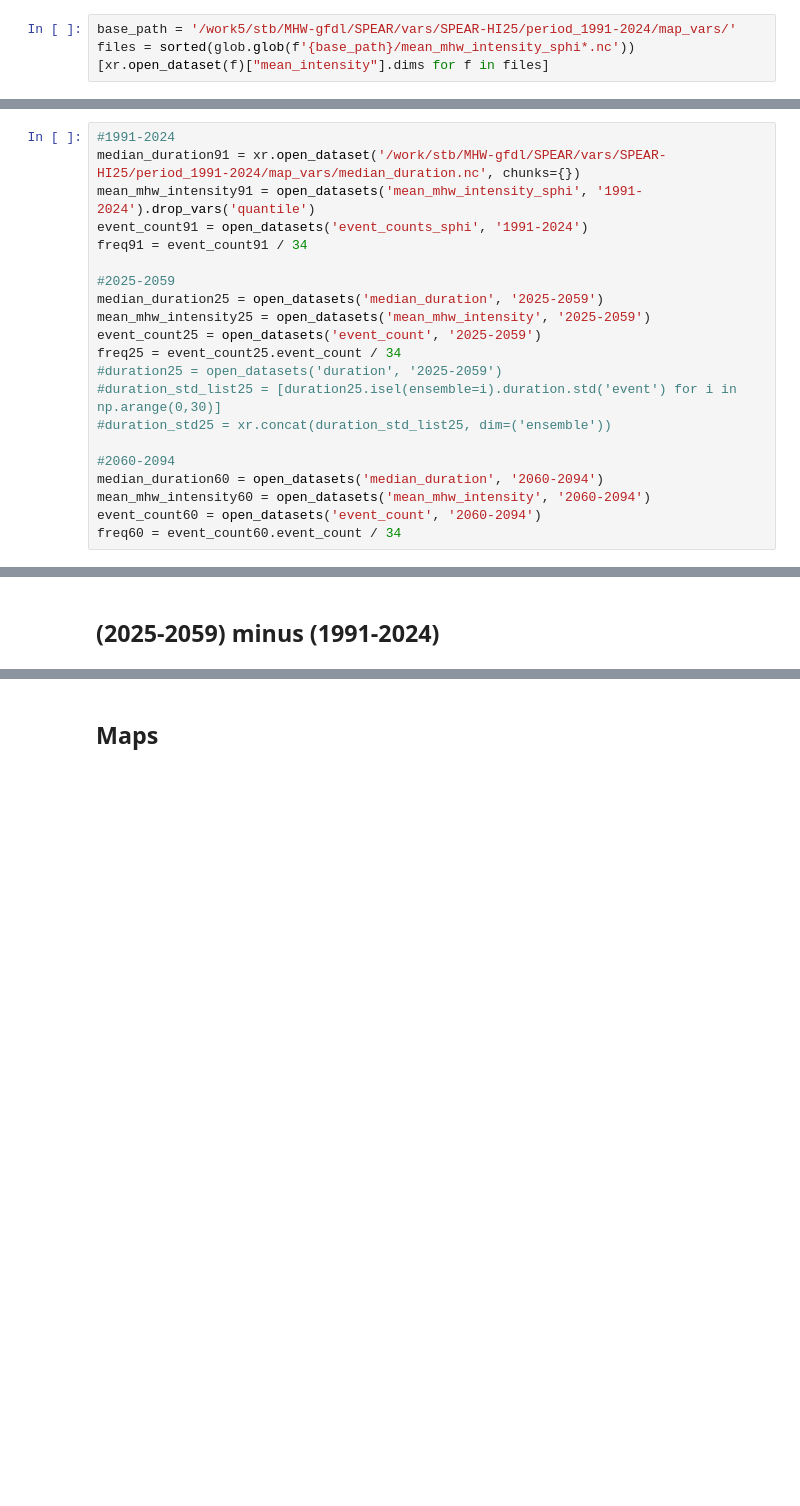
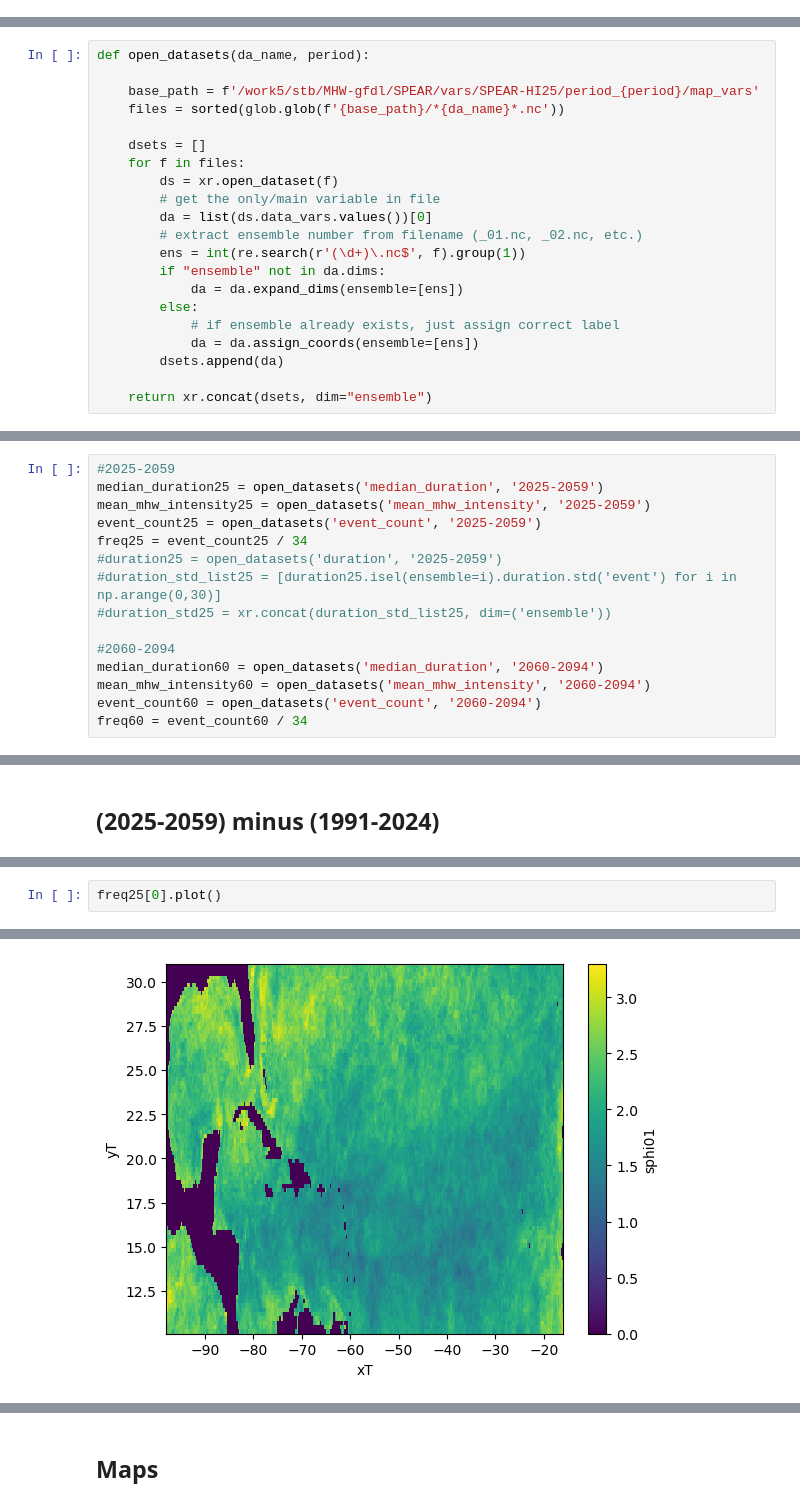
Before and after one commit to shanicetbailey/MHW-gfdl, a Jupyter notebook: 1c0_define-MHW-SPEAR-hi25.ipynb.ipynb, the cells around one changed output, grey strips where cells are left out. Saved outputs shown, nothing was run; the diff lists cells and outputs as text; blank space fills up the shorter version.

```diff
--- a/1c0_define-MHW-SPEAR-hi25.ipynb.ipynb
+++ b/1c0_define-MHW-SPEAR-hi25.ipynb.ipynb
@@ -35,7 +35,3 @@ import ast #for parsing through events_by_cell.json file
 import re
 # %% [markdown]
 ## Open all ensemble members for `Freq`, `Dur` and `Int` in the 3 epochs
-# %%
-base_path = '/work5/stb/MHW-gfdl/SPEAR/vars/SPEAR-HI25/period_1991-2024/map_vars/'
-files = sorted(glob.glob(f'{base_path}/mean_mhw_intensity_sphi*.nc'))
-[xr.open_dataset(f)["mean_intensity"].dims for f in files]
@@ -139,0 +119,21 @@ def open_datasets(da_name, period):
+# %%
+def open_datasets(da_name, period):
+
+    base_path = f'/work5/stb/MHW-gfdl/SPEAR/vars/SPEAR-HI25/period_{period}/map_vars'
+    files = sorted(glob.glob(f'{base_path}/*{da_name}*.nc'))
+
+    dsets = []
+    for f in files:
+        ds = xr.open_dataset(f)
+        # get the only/main variable in file
+        da = list(ds.data_vars.values())[0]
+        # extract ensemble number from filename (_01.nc, _02.nc, etc.)
+        ens = int(re.search(r'(\d+)\.nc$', f).group(1))
+        if "ensemble" not in da.dims:
+            da = da.expand_dims(ensemble=[ens])
+        else:
+            # if ensemble already exists, just assign correct label
+            da = da.assign_coords(ensemble=[ens])
+        dsets.append(da)
+
+    return xr.concat(dsets, dim="ensemble")
@@ -140,15 +196,9 @@ def open_datasets(da_name, period):
 # %%
-#1991-2024
-median_duration91 = xr.open_dataset('/work/stb/MHW-gfdl/SPEAR/vars/SPEAR-HI25/period_1991-2024/map_vars/median_duration.nc', chunks={})
-mean_mhw_intensity91 = open_datasets('mean_mhw_intensity_sphi', '1991-2024').drop_vars('quantile')
-event_count91 = open_datasets('event_counts_sphi', '1991-2024')
-freq91 = event_count91 / 34
-
 #2025-2059
 median_duration25 = open_datasets('median_duration', '2025-2059')
 mean_mhw_intensity25 = open_datasets('mean_mhw_intensity', '2025-2059')
 event_count25 = open_datasets('event_count', '2025-2059')
-freq25 = event_count25.event_count / 34
+freq25 = event_count25 / 34
 #duration25 = open_datasets('duration', '2025-2059')
 #duration_std_list25 = [duration25.isel(ensemble=i).duration.std('event') for i in np.arange(0,30)]
 #duration_std25 = xr.concat(duration_std_list25, dim=('ensemble'))
@@ -157,4 +207,4 @@ freq25 = event_count25.event_count / 34
 median_duration60 = open_datasets('median_duration', '2060-2094')
 mean_mhw_intensity60 = open_datasets('mean_mhw_intensity', '2060-2094')
 event_count60 = open_datasets('event_count', '2060-2094')
-freq60 = event_count60.event_count / 34
+freq60 = event_count60 / 34
@@ -389,0 +394,3 @@ int_diff_2591 = mean_mhw_intensity25.mean_intensity - mean_mhw_intensity91
+# %%
+freq25[0].plot()
+# %% [output]
@@ -390 +398,2 @@ int_diff_2591 = mean_mhw_intensity25.mean_intensity - mean_mhw_intensity91
+[figure, added]
 # %%
```
Also changed, not shown: parts of 24 cells of this notebook.
